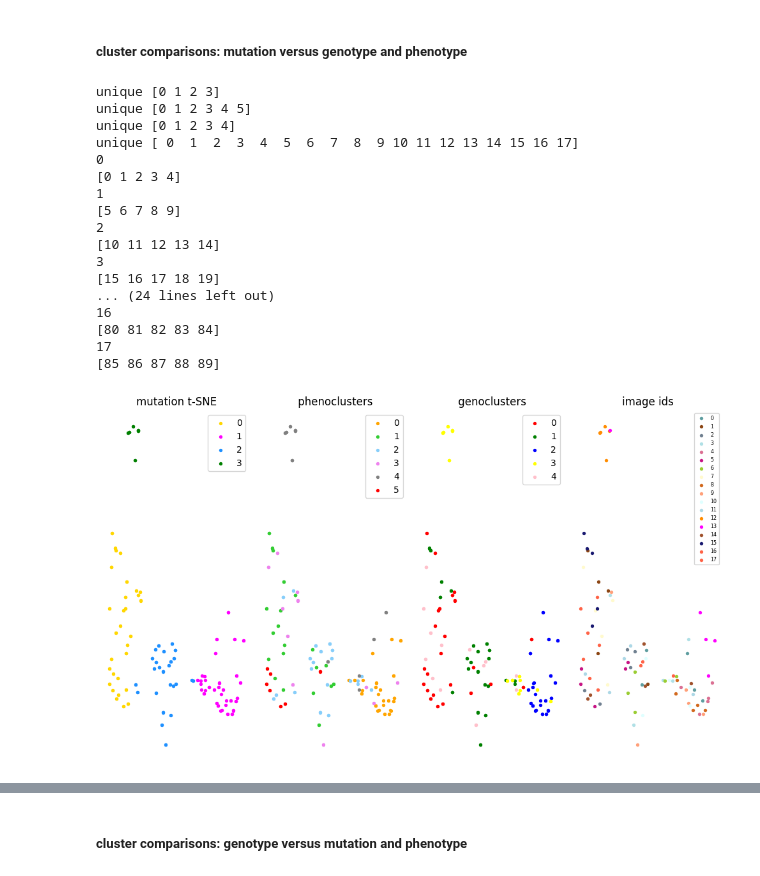
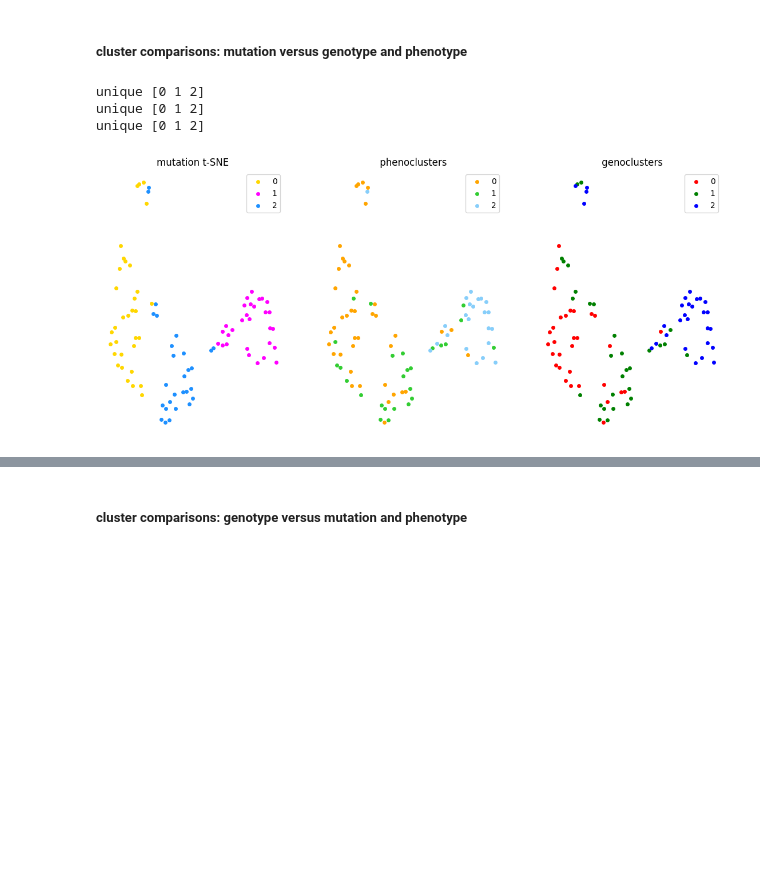
Before and after one commit to sandhya212/GBM_reflectance, a Jupyter notebook: UO_edit_fov_visualization_cluster.ipynb, the cells around one changed output, grey strips where cells are left out. Drawn from its saved outputs; the diff is of its cells as text; code cells hidden in the pictures; blank space fills up the shorter version.

```diff
--- a/UO_edit_fov_visualization_cluster.ipynb
+++ b/UO_edit_fov_visualization_cluster.ipynb
@@ -695,7 +792,7 @@ df_data.to_csv(os.path.join(data_path_output + '/cluster/'+'cluster_asgn_geno.cs
 # %% [markdown]
 ##### pheno clusters
 # %%
-communities, graph, Q = pg.cluster(pn_data, min_cluster_size=1)#,k=500)
+communities, graph, Q = pg.cluster(pn_data)#, min_cluster_size=1)#,k=500)
 cluster_asgn_pn = communities
 # %% [output]
 Finding 30 nearest neighbors using minkowski metric and 'auto' algorithm
@@ -714,7 +812,7 @@ num_cells = M.shape[0]
 num_genes = M.shape[1]
 # %%
 #tsne = TSNE(n_components=2, verbose=1, perplexity=10, n_iter=250)
-X_2d_pn = TSNE().fit(M)
+X_2d_pn = TSNE(perplexity=10).fit(M)
 # %%
 unique, counts = np.unique(cluster_asgn_pn, return_counts=True)
 print('unique',str(unique))
@@ -773,7 +892,7 @@ df_data.to_csv(os.path.join(data_path_output + '/cluster/'+'cluster_asgn_pheno.c
 # %% [markdown]
 ##### mutation clusters
 # %%
-communities, graph, Q = pg.cluster(mn_data, min_cluster_size=1)#,k=500)
+communities, graph, Q = pg.cluster(mn_data)#, min_cluster_size=1)#,k=500)
 cluster_asgn_mn = communities
 # %% [output]
 Finding 30 nearest neighbors using minkowski metric and 'auto' algorithm
@@ -792,7 +911,7 @@ num_cells = M.shape[0]
 num_genes = M.shape[1]
 # %%
 #tsne = TSNE(n_components=2, verbose=1, perplexity=10, n_iter=250)
-X_2d_mn = TSNE().fit(M)
+X_2d_mn = TSNE(perplexity=10).fit(M)
 # %%
 unique, counts = np.unique(cluster_asgn_mn, return_counts=True)
 print('unique',str(unique))
@@ -851,11 +970,11 @@ df_data.to_csv(os.path.join(data_path_output + '/cluster/'+'cluster_asgn_muta.cs
 # %% [markdown]
 ##### cluster comparisons: mutation versus genotype and phenotype
 # %%
-plt.rcParams["figure.figsize"] = [10,6]
-plt.rcParams["figure.autolayout"] = True
+plt.rcParams["figure.figsize"] = [14,6]
+plt.rcParams["figure.autolayout"] = False
 
 
-plt.subplot(1,4,1)
+plt.subplot(1,3,1)
 unique, counts = np.unique(cluster_asgn_mn, return_counts=True)
 print('unique',str(unique))
 #colo_muta=['gold','magenta','dodgerblue']
@@ -867,12 +986,12 @@ plt.axis('off')
 for i,  label in zip(target_ids,  unique):
     #print(label)
     c=colo_muta[i] #cm.colors[i]
-    plt.scatter(X_2d_mn[ cluster_asgn_mn==(i), 0], X_2d_mn[ cluster_asgn_mn==(i), 1], color=c,label=label,s=15,linewidths=0)
+    plt.scatter(X_2d_mn[ cluster_asgn_mn==(i), 0], X_2d_mn[ cluster_asgn_mn==(i), 1], color=c,label=label,s=25,linewidths=0)
 plt.legend()
 plt.title('mutation t-SNE')
 #plt.show()
 
-plt.subplot(1,4,2)
+plt.subplot(1,3,2)
 unique, counts = np.unique(cluster_asgn_pn, return_counts=True)
 print('unique',str(unique))
 #colo_muta=['gold','magenta','dodgerblue']
@@ -881,68 +1000,37 @@ target_ids = range(len(unique))
 #plt.figure(200,figsize=(5,6),frameon=False,dpi=100)
 plt.axis('off')
 #colors = 'r', 'g', 'b', 'c', 'm', 'y', 'k', 'w', 'orange', 'purple'
 for i,  label in zip(target_ids,  unique):
     #print(label)
     c=colo_pheno[i] #cm.colors[i]
-    plt.scatter(X_2d_mn[ cluster_asgn_pn==(i), 0], X_2d_mn[ cluster_asgn_pn==(i), 1], color=c,label=label,s=15,linewidths=0)
+    plt.scatter(X_2d_mn[ cluster_asgn_pn==(i), 0], X_2d_mn[ cluster_asgn_pn==(i), 1], color=c,label=label,s=25,linewidths=0)
 plt.legend()
 plt.title(' phenoclusters')
 #plt.show()
 
 
-plt.subplot(1,4,3)
+plt.subplot(1,3,3)
 unique, counts = np.unique(cluster_asgn_gn, return_counts=True)
 print('unique',str(unique))
 #colo_geno=['gold','magenta','dodgerblue']
 #t-SNE plots
 target_ids = range(len(unique))
 #plt.figure(300, figsize=(5,6),frameon=False,dpi=100)
 plt.axis('off')
 #colors = 'r', 'g', 'b', 'c', 'm', 'y', 'k', 'w', 'orange', 'purple'
 for i,  label in zip(target_ids,  unique):
     #print(label)
     c=colo_geno[i] #cm.colors[i]
-    plt.scatter(X_2d_mn[ cluster_asgn_gn==(i), 0], X_2d_mn[ cluster_asgn_gn==(i), 1], color=c,label=label,s=15,linewidths=0)
+    plt.scatter(X_2d_mn[ cluster_asgn_gn==(i), 0], X_2d_mn[ cluster_asgn_gn==(i), 1], color=c,label=label,s=25,linewidths=0)
 plt.legend()
 plt.title(' genoclusters')
 #plt.show()
 
 
-plt.subplot(1,4,4)
-unique, counts = np.unique(image_ids , return_counts=True)
-print('unique',str(unique))
-#cm = plt.cm.get_cmap('tab20c', len(unique))
-#t-SNE plots
-target_ids = range(len(unique))
-#plt.figure(300, figsize=(5,6),frameon=False,dpi=100)
-plt.axis('off')
-#colors = 'r', 'g', 'b', 'c', 'm', 'y', 'k', 'w', 'orange', 'purple'
-for i,  label in zip(target_ids,  unique):
-    print(label)
-    s=np.array(np.where(image_ids==i)).flatten()
-    print(s)
-    plt.scatter(X_2d_mn[ s, 0],X_2d_mn[ s, 1], color=colours_33[i],label=label,s=15,linewidths=0)
-plt.legend(fontsize='xx-small')
-plt.title('image ids')
-
 file_name = os.path.join(data_path_output + '/figures/'+'cluster_muta_comp.png')
 plt.savefig(file_name,dpi=150)
 # %% [output]
-unique [0 1 2 3]
-unique [0 1 2 3 4 5]
-unique [0 1 2 3 4]
-unique [ 0  1  2  3  4  5  6  7  8  9 10 11 12 13 14 15 16 17]
-0
-[0 1 2 3 4]
-1
-[5 6 7 8 9]
-2
-[10 11 12 13 14]
-3
-[15 16 17 18 19]
-... (24 lines left out)
-16
-[80 81 82 83 84]
-17
-[85 86 87 88 89]
+unique [0 1 2]
+unique [0 1 2]
+unique [0 1 2]
-[figure, old version]
+[figure, new version]
```
Also changed, not shown: parts of 28 cells of this notebook.
